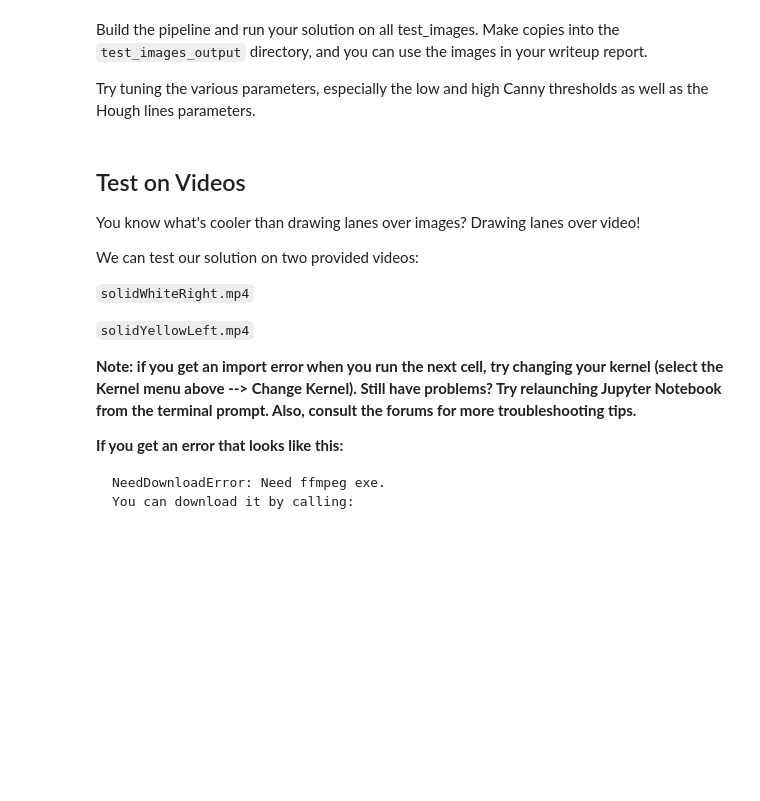
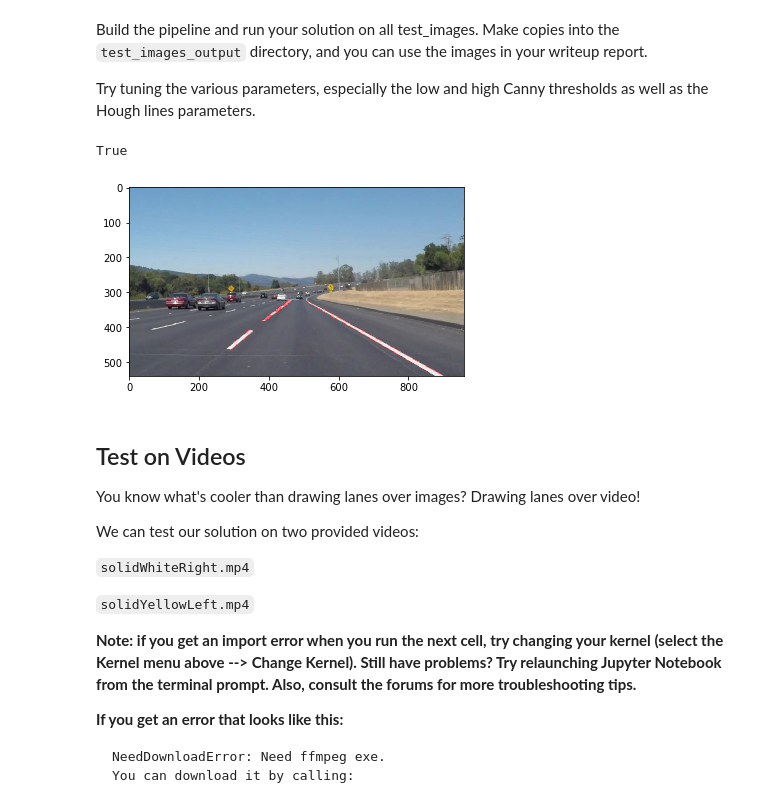
Before and after one commit to johnadams2076/CarND-LaneLines-P1_1, a Jupyter notebook: P1.ipynb, the cells around one changed output. Cells and saved outputs as stored; diff of their text form; code cells hidden in the pictures; blank space fills up the shorter version.

Commit message:
Implemented Pipeline.

```diff
--- a/P1.ipynb
+++ b/P1.ipynb
@@ -195,3 +198,38 @@ Try tuning the various parameters, especially the low and high Canny thresholds
+# %%
+# TODO: Build your pipeline that will draw lane lines on the test_images
+# then save them to the test_images_output directory.
+
+def pipeline(image):
+    grayscaleImage = grayscale(image)
+    gaussBlurImage = gaussian_blur(grayscaleImage, kernel_size = 3)
+    cannyImage = canny(gaussBlurImage, low_threshold = 50, high_threshold =150)
+
+
+    # This time we are defining a four sided polygon to mask
+    imshape = image.shape
+    vertices = np.array([[(150,imshape[0]),(450, 308), (470, 308), (950,imshape[0])]], dtype=np.int32)
+    roiImage = region_of_interest(cannyImage, vertices)
+    # Define the Hough transform parameters
+    rho = 2 # distance resolution in pixels of the Hough grid
+    theta = np.pi/180 # angular resolution in radians of the Hough grid
+    threshold = 15     # minimum number of votes (intersections in Hough grid cell)
+    min_line_len = 40 #minimum number of pixels making up a line
+    max_line_gap = 20    # maximum gap in pixels between connectable line segments
+    line_image = hough_lines(roiImage, rho, theta, threshold, min_line_len, max_line_gap)
+    # Create a "color" binary image to combine with original image
+    color_edges = np.dstack((cannyImage, cannyImage, cannyImage))
+
+    weightedImage = weighted_img(image, line_image, α=0.8, β=1., γ=0.)
+    return weightedImage
+
+# Read in the image
+image = mpimg.imread("test_images/solidWhiteCurve.jpg")
+weightedImage = pipeline(image)
+plt.imshow(weightedImage)
+cv2.imwrite("test_images_output/SolidWhiteCurve_Output.jpg", weightedImage)
+# %% [output]
+True
+[figure, added]
 # %% [markdown]
 ## Test on Videos
 
```
Also changed, not shown: parts of 11 cells of this notebook.
